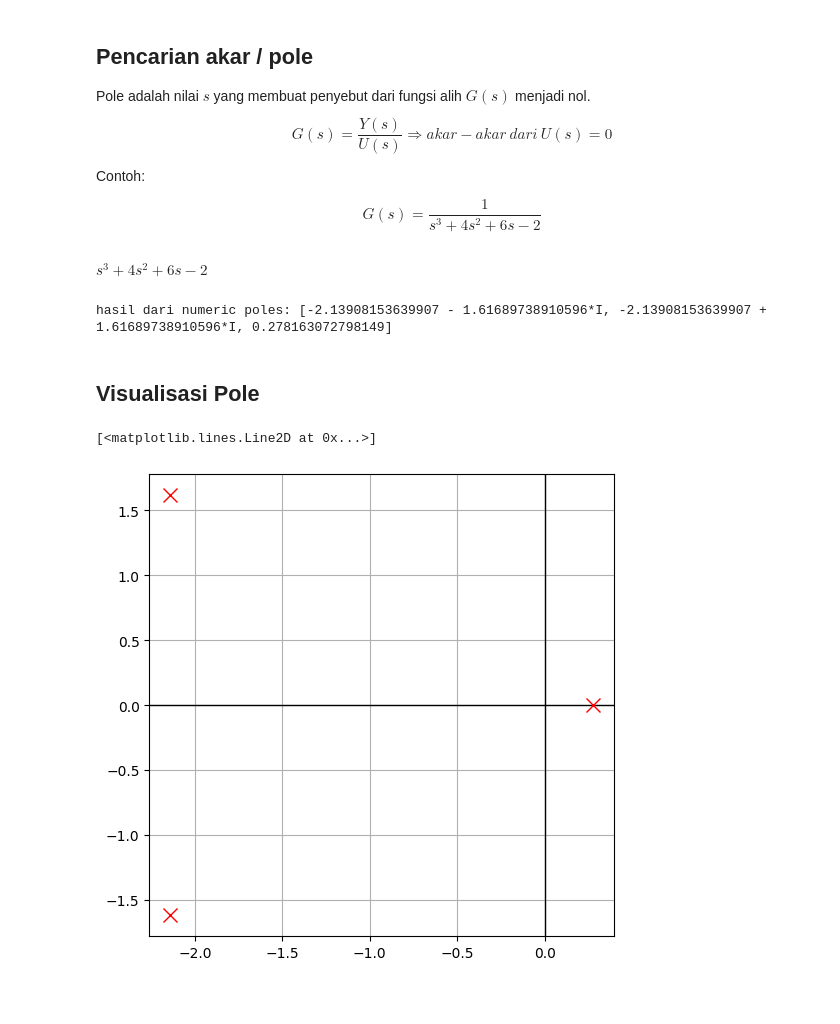
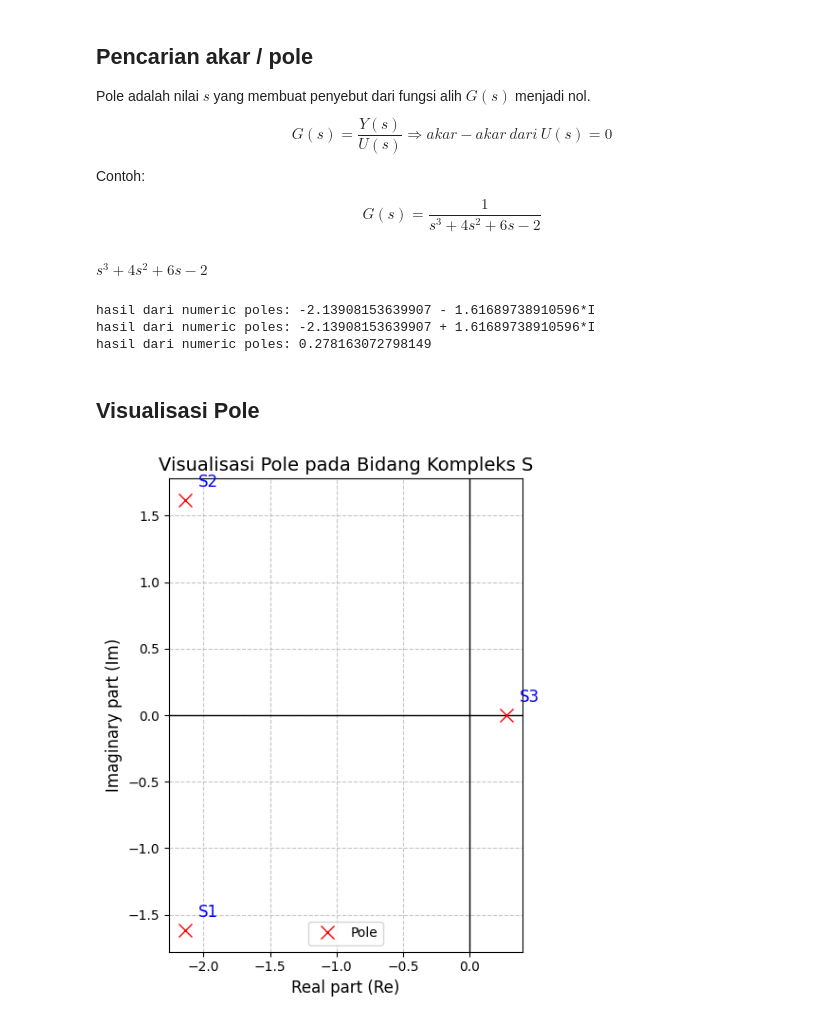
Before and after one commit to hydekage/Sistem-Automasi, a Jupyter notebook: SISTEM_OTOMASI_MODUL_STABILITY.ipynb, the cells around one changed output. Saved outputs shown, nothing was run; the diff lists cells and outputs as text; code cells hidden in the pictures; blank space fills up the shorter version.

```diff
--- a/SISTEM_OTOMASI_MODUL_STABILITY.ipynb
+++ b/SISTEM_OTOMASI_MODUL_STABILITY.ipynb
@@ -28,23 +28,40 @@ poles = sp.solve(char_eq, s)
 # Tampilkan hasil
 numeric_poles = [sp.N(p) for p in poles]
 
-print("hasil dari numeric poles:",numeric_poles)
+for i in numeric_poles:
+  print("hasil dari numeric poles:",i)
 # %% [output]
 $\displaystyle s^{3} + 4 s^{2} + 6 s - 2$
-hasil dari numeric poles: [-2.13908153639907 - 1.61689738910596*I, -2.13908153639907 + 1.61689738910596*I, 0.278163072798149]
+hasil dari numeric poles: -2.13908153639907 - 1.61689738910596*I
+hasil dari numeric poles: -2.13908153639907 + 1.61689738910596*I
+hasil dari numeric poles: 0.278163072798149
 # %% [markdown]
 ## Visualisasi Pole
 # %%
-# Langkah 5: Ekstrak bagian real dan imajiner
+# 5. Pisahkan real dan imajiner
 real_parts = [sp.re(p) for p in numeric_poles]
 imag_parts = [sp.im(p) for p in numeric_poles]
 
-# Langkah 6: Visualisasikan menggunakan matplotlib
+# 6. Plotting
 plt.figure(figsize=(6, 6))
-plt.axhline(0, color='black', linewidth=1)
-plt.axvline(0, color='black', linewidth=1)
-plt.grid(True)
+plt.axhline(0, color='black', linewidth=1)  # sumbu horizontal
+plt.axvline(0, color='black', linewidth=1)  # sumbu vertikal
+plt.grid(True, linestyle='--', alpha=0.7)
+
+# 7. Plot setiap pole
 plt.plot(real_parts, imag_parts, 'rx', markersize=10, label='Pole')
+
+# Tambahkan nama pole
+for i, (x, y) in enumerate(zip(real_parts, imag_parts), start=1):
+    plt.text(x + 0.1, y + 0.1, f"S{i}", fontsize=12, color='blue')
+
+# 8. Label dan tampilan
+plt.title("Visualisasi Pole pada Bidang Kompleks S", fontsize=14)
+plt.xlabel("Real part (Re)", fontsize=12)
+plt.ylabel("Imaginary part (Im)", fontsize=12)
+plt.gca().set_aspect('equal', adjustable='box')
+plt.legend()
+plt.tight_layout()
+plt.show()
 # %% [output]
-[<matplotlib.lines.Line2D at 0x...>]
-[figure, old version]
+[figure, new version]
```
Also changed, not shown: parts of 2 cells of this notebook.
